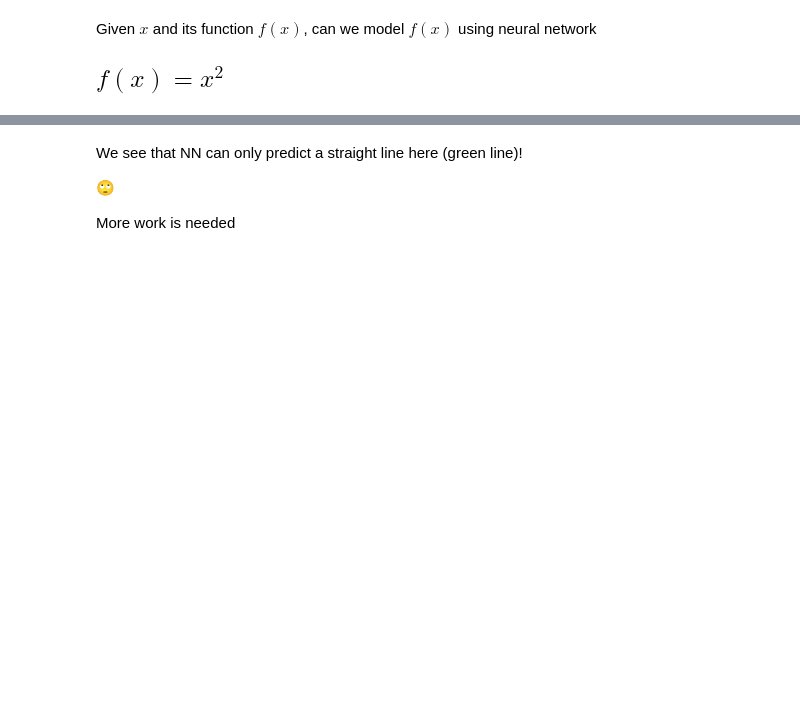
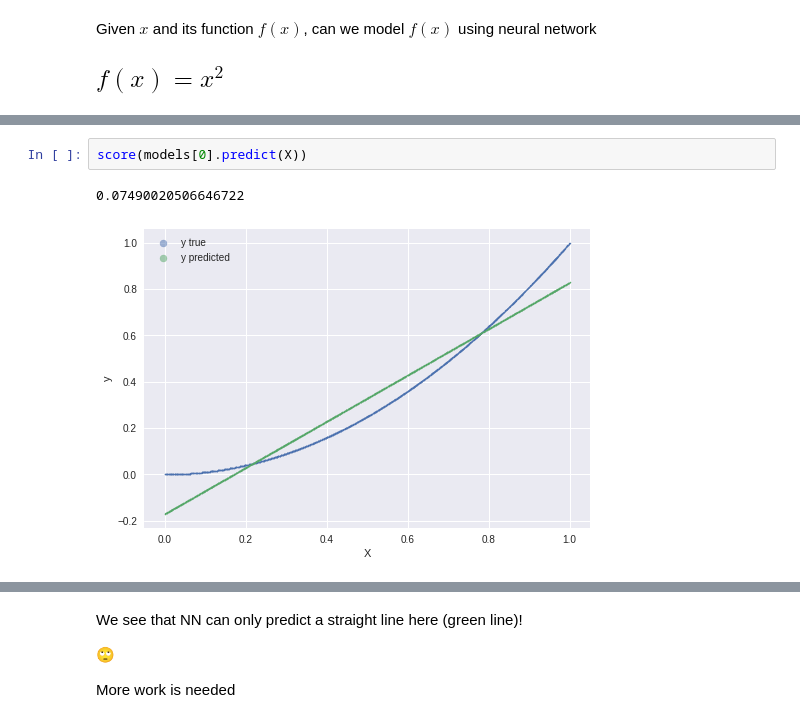
Before and after one commit to aunz/ds, a Jupyter notebook: Function_approximation_with_NN.ipynb, the cells around one changed output, grey strips where cells are left out. Cells and saved outputs as stored; diff of their text form; blank space fills up the shorter version.

```diff
--- a/Function_approximation_with_NN.ipynb
+++ b/Function_approximation_with_NN.ipynb
@@ -89,3 +93,8 @@ Wall time: 3min 11s
+# %%
+score(models[0].predict(X))
+# %% [output]
+0.07490020506646722
+[figure, added]
 # %%
 %%time
 # tuning for number of hidden layers, each with 4 neurons
```
Also changed, not shown: parts of 9 cells of this notebook.
